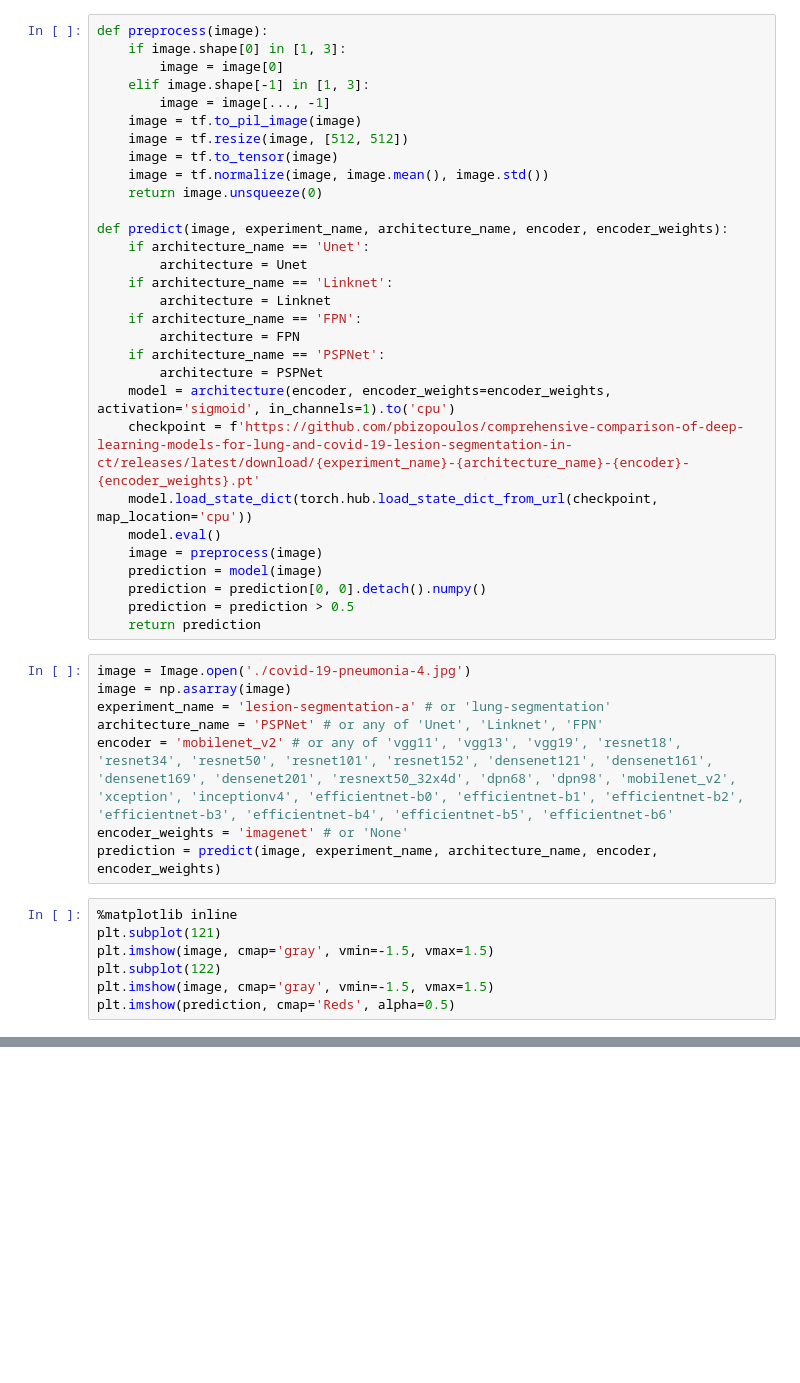
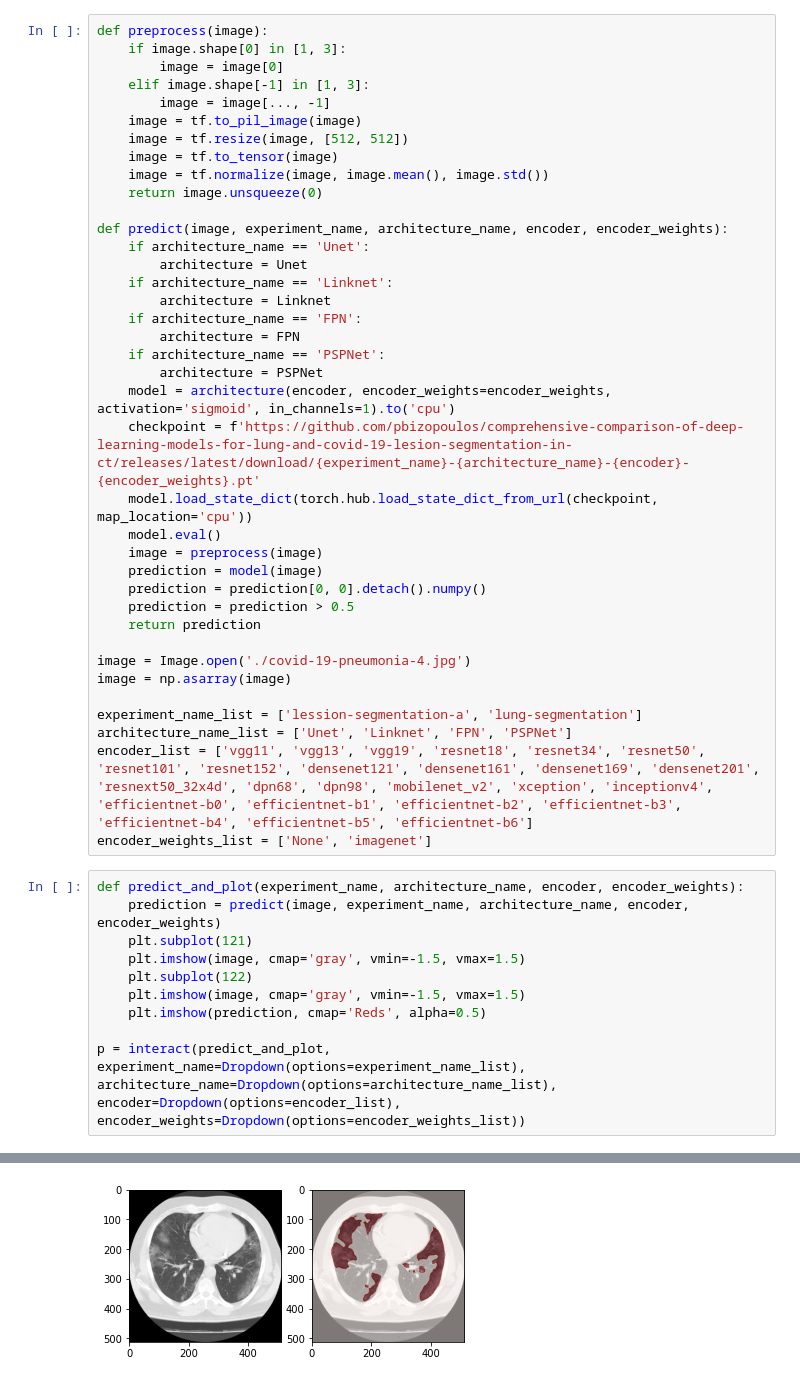
Before and after one commit to pbizopoulos/comprehensive-comparison-of-deep-learning-models-for-lung-and-covid-19-lesion-segmentation-in-ct, a Jupyter notebook: binder/main.ipynb, the cells around one changed output, grey strips where cells are left out. Cells and saved outputs as stored; diff of their text form; blank space fills up the shorter version.

Commit message:
add dropdowns in binder

```diff
--- a/binder/main.ipynb
+++ b/binder/main.ipynb
@@ -36,18 +40,22 @@ def predict(image, experiment_name, architecture_name, encoder, encoder_weights)
     prediction = prediction[0, 0].detach().numpy()
     prediction = prediction > 0.5
     return prediction
+
+image = Image.open('./covid-19-pneumonia-4.jpg')
+image = np.asarray(image)
+
+experiment_name_list = ['lession-segmentation-a', 'lung-segmentation']
+architecture_name_list = ['Unet', 'Linknet', 'FPN', 'PSPNet']
+encoder_list = ['vgg11', 'vgg13', 'vgg19', 'resnet18', 'resnet34', 'resnet50', 'resnet101', 'resnet152', 'densenet121', 'densenet161', 'densenet169', 'densenet201', 'resnext50_32x4d', 'dpn68', 'dpn98', 'mobilenet_v2', 'xception', 'inceptionv4', 'efficientnet-b0', 'efficientnet-b1', 'efficientnet-b2', 'efficientnet-b3', 'efficientnet-b4', 'efficientnet-b5', 'efficientnet-b6']
+encoder_weights_list = ['None', 'imagenet']
-# %%
-image = Image.open('./covid-19-pneumonia-4.jpg')
-image = np.asarray(image)
-experiment_name = 'lesion-segmentation-a' # or 'lung-segmentation'
-architecture_name = 'PSPNet' # or any of 'Unet', 'Linknet', 'FPN'
-encoder = 'mobilenet_v2' # or any of 'vgg11', 'vgg13', 'vgg19', 'resnet18', 'resnet34', 'resnet50', 'resnet101', 'resnet152', 'densenet121', 'densenet161', 'densenet169', 'densenet201', 'resnext50_32x4d', 'dpn68', 'dpn98', 'mobilenet_v2', 'xception', 'inceptionv4', 'efficientnet-b0', 'efficientnet-b1', 'efficientnet-b2', 'efficientnet-b3', 'efficientnet-b4', 'efficientnet-b5', 'efficientnet-b6'
-encoder_weights = 'imagenet' # or 'None'
-prediction = predict(image, experiment_name, architecture_name, encoder, encoder_weights)
 # %%
-%matplotlib inline
-plt.subplot(121)
-plt.imshow(image, cmap='gray', vmin=-1.5, vmax=1.5)
-plt.subplot(122)
-plt.imshow(image, cmap='gray', vmin=-1.5, vmax=1.5)
-plt.imshow(prediction, cmap='Reds', alpha=0.5)
+def predict_and_plot(experiment_name, architecture_name, encoder, encoder_weights):
+    prediction = predict(image, experiment_name, architecture_name, encoder, encoder_weights)
+    plt.subplot(121)
+    plt.imshow(image, cmap='gray', vmin=-1.5, vmax=1.5)
+    plt.subplot(122)
+    plt.imshow(image, cmap='gray', vmin=-1.5, vmax=1.5)
+    plt.imshow(prediction, cmap='Reds', alpha=0.5)
+
+p = interact(predict_and_plot, experiment_name=Dropdown(options=experiment_name_list), architecture_name=Dropdown(options=architecture_name_list), encoder=Dropdown(options=encoder_list), encoder_weights=Dropdown(options=encoder_weights_list))
+# %% [output]
@@ -53,0 +63 @@ plt.imshow(prediction, cmap='Reds', alpha=0.5)
+[figure, added]
```
Also changed, not shown: parts of 2 cells of this notebook, 1 other file.
